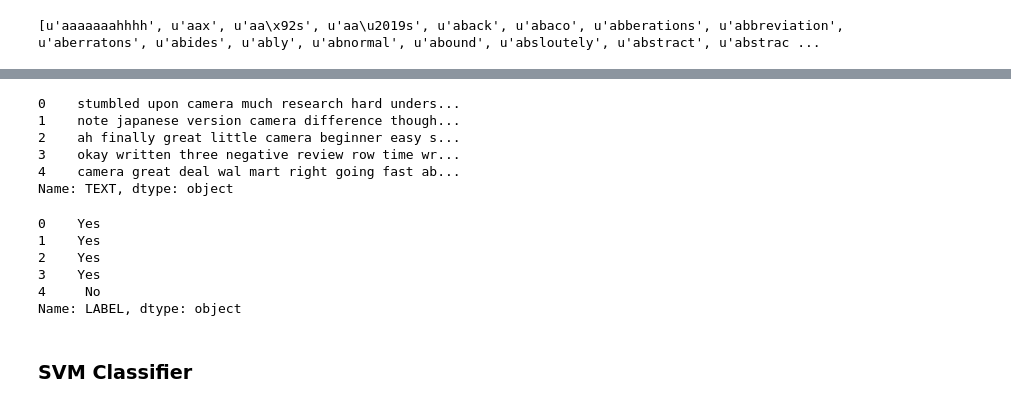
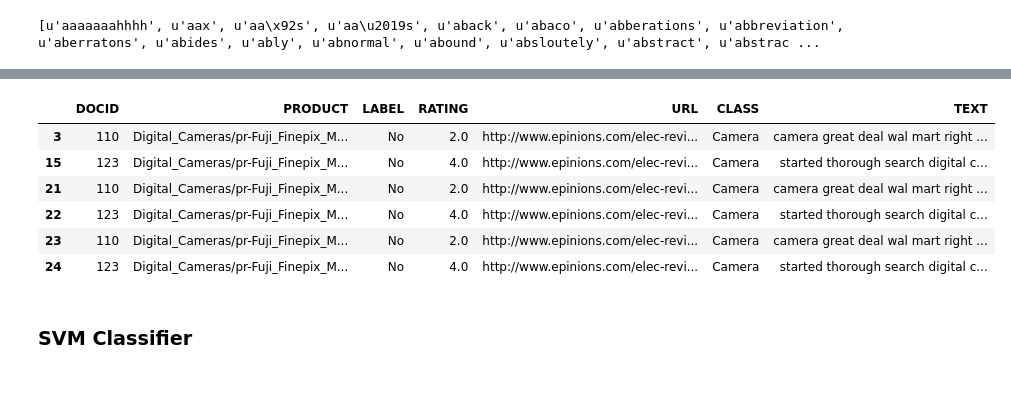
Before and after one commit to nikhilba/Epinions-Sentiment-Analysis, a Jupyter notebook: Analysis/Understanding sentiments in Epinions.ipynb, the cells around one changed output, grey strips where cells are left out. Saved outputs shown, nothing was run; the diff lists cells and outputs as text; code cells hidden in the pictures.

```diff
--- a/Analysis/Understanding sentiments in Epinions.ipynb
+++ b/Analysis/Understanding sentiments in Epinions.ipynb
@@ -406,21 +550,19 @@ test_label = processed.LABEL[n:]
-# %%
-train.head()
-# %% [output]
-0    stumbled upon camera much research hard unders...
-1    note japanese version camera difference though...
-2    ah finally great little camera beginner easy s...
-3    okay written three negative review row time wr...
-4    camera great deal wal mart right going fast ab...
-Name: TEXT, dtype: object
-# %%
-train_label.head()
-# %% [output]
-0    Yes
-1    Yes
-2    Yes
-3    Yes
-4     No
-Name: LABEL, dtype: object
+# %%
+j = processed_fuji_data.loc[:20,]
+# %%
+idx = j[j.LABEL=='No'].index
+# %%
+j = j.append([j.ix[idx.values,]]*2,ignore_index=True)
+# %%
+j[j.LABEL=='No']
+# %% [output]
+|  | DOCID | PRODUCT | LABEL | RATING | URL | CLASS | TEXT |
+| 3 | 110 | Digital_Cameras/pr-Fuji_Finepix_M... | No | 2.0 | http://www.epinions.com/elec-revi... | Camera | camera great deal wal mart right ... |
+| 15 | 123 | Digital_Cameras/pr-Fuji_Finepix_M... | No | 4.0 | http://www.epinions.com/elec-revi... | Camera | started thorough search digital c... |
+| 21 | 110 | Digital_Cameras/pr-Fuji_Finepix_M... | No | 2.0 | http://www.epinions.com/elec-revi... | Camera | camera great deal wal mart right ... |
+| 22 | 123 | Digital_Cameras/pr-Fuji_Finepix_M... | No | 4.0 | http://www.epinions.com/elec-revi... | Camera | started thorough search digital c... |
+| 23 | 110 | Digital_Cameras/pr-Fuji_Finepix_M... | No | 2.0 | http://www.epinions.com/elec-revi... | Camera | camera great deal wal mart right ... |
+| 24 | 123 | Digital_Cameras/pr-Fuji_Finepix_M... | No | 4.0 | http://www.epinions.com/elec-revi... | Camera | started thorough search digital c... |
 # %% [markdown]
 ### SVM Classifier
 # %% [markdown]
```
Also changed, not shown: parts of 56 cells of this notebook.
